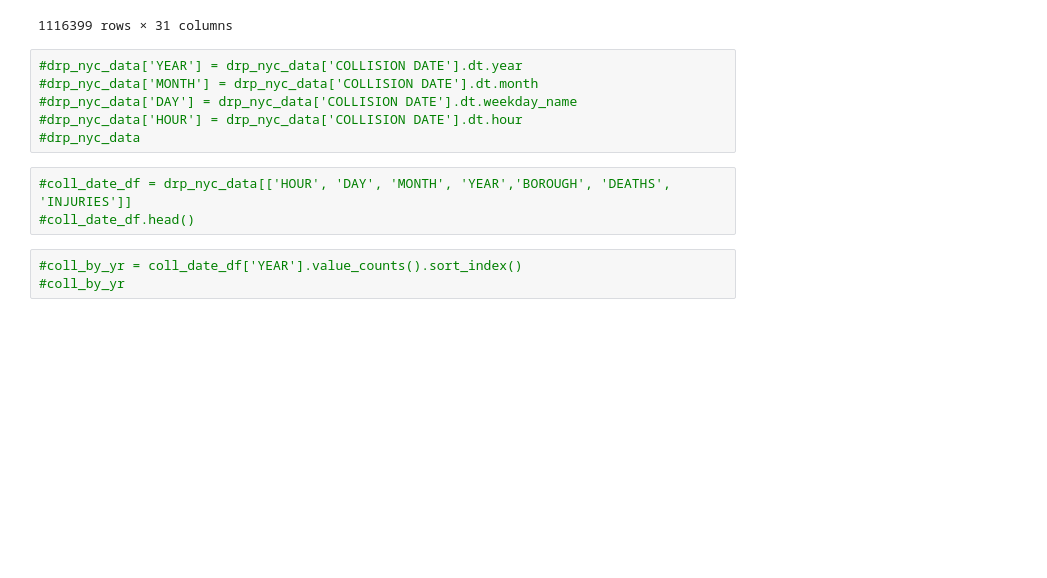
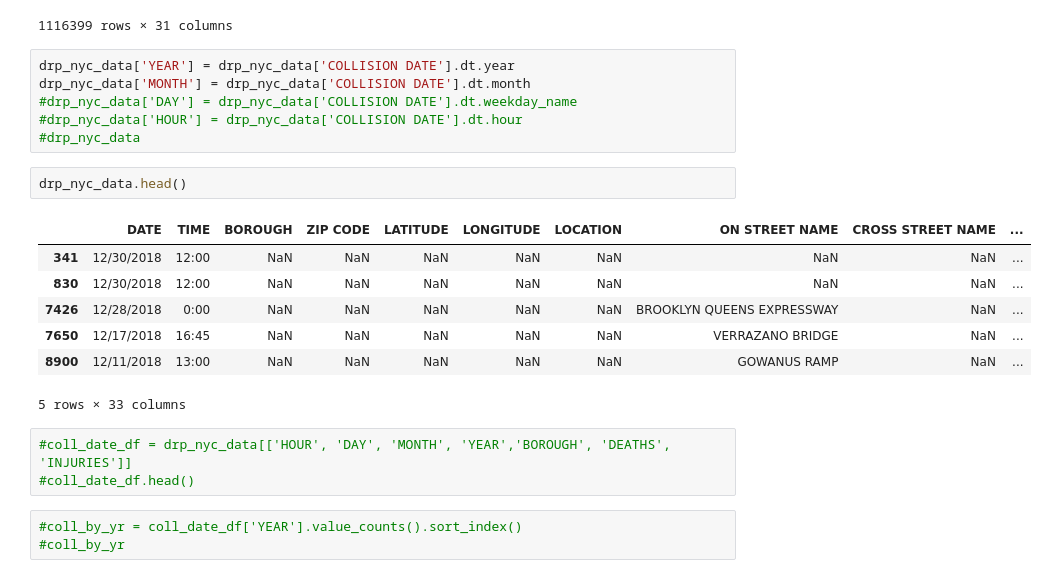
Before and after one commit to huntercash/ProjectOne, a Jupyter notebook: notebooks/1_Ibrahim-InitialNYCDataCleaning.ipynb, the cells around one changed output. Drawn from its saved outputs; the diff is of its cells as text; blank space fills up the shorter version.

```diff
--- a/notebooks/1_Ibrahim-InitialNYCDataCleaning.ipynb
+++ b/notebooks/1_Ibrahim-InitialNYCDataCleaning.ipynb
@@ -171,11 +171,21 @@ drp_nyc_data
 | 1158314 | 12/31/2013 | 9:58 | BROOKLYN | 11219 | 40.628253 | -74.009921 | (40.6282529, -74.0099215) | 68 STREET | 10 AVENUE | ... |
 1116399 rows × 31 columns
 # %%
-#drp_nyc_data['YEAR'] = drp_nyc_data['COLLISION DATE'].dt.year
-#drp_nyc_data['MONTH'] = drp_nyc_data['COLLISION DATE'].dt.month
+drp_nyc_data['YEAR'] = drp_nyc_data['COLLISION DATE'].dt.year
+drp_nyc_data['MONTH'] = drp_nyc_data['COLLISION DATE'].dt.month
 #drp_nyc_data['DAY'] = drp_nyc_data['COLLISION DATE'].dt.weekday_name
 #drp_nyc_data['HOUR'] = drp_nyc_data['COLLISION DATE'].dt.hour
 #drp_nyc_data
+# %%
+drp_nyc_data.head()
+# %% [output]
+|  | DATE | TIME | BOROUGH | ZIP CODE | LATITUDE | LONGITUDE | LOCATION | ON STREET NAME | CROSS STREET NAME | ... |
+| 341 | 12/30/2018 | 12:00 | NaN | NaN | NaN | NaN | NaN | NaN | NaN | ... |
+| 830 | 12/30/2018 | 12:00 | NaN | NaN | NaN | NaN | NaN | NaN | NaN | ... |
+| 7426 | 12/28/2018 | 0:00 | NaN | NaN | NaN | NaN | NaN | BROOKLYN QUEENS EXPRESSWAY | NaN | ... |
+| 7650 | 12/17/2018 | 16:45 | NaN | NaN | NaN | NaN | NaN | VERRAZANO BRIDGE | NaN | ... |
+| 8900 | 12/11/2018 | 13:00 | NaN | NaN | NaN | NaN | NaN | GOWANUS RAMP | NaN | ... |
+5 rows × 33 columns
 # %%
 #coll_date_df = drp_nyc_data[['HOUR', 'DAY', 'MONTH', 'YEAR','BOROUGH', 'DEATHS', 'INJURIES']]
 #coll_date_df.head()
```
Also changed, not shown: parts of 2 cells of this notebook, 3 other files.
